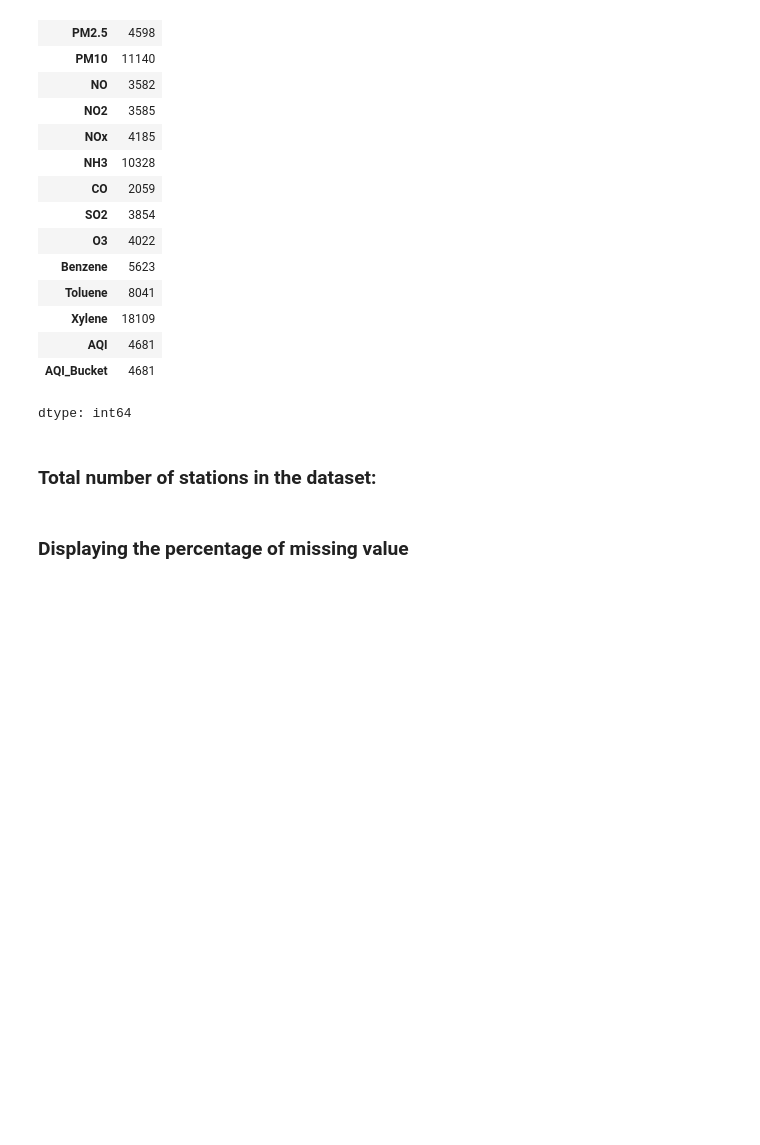
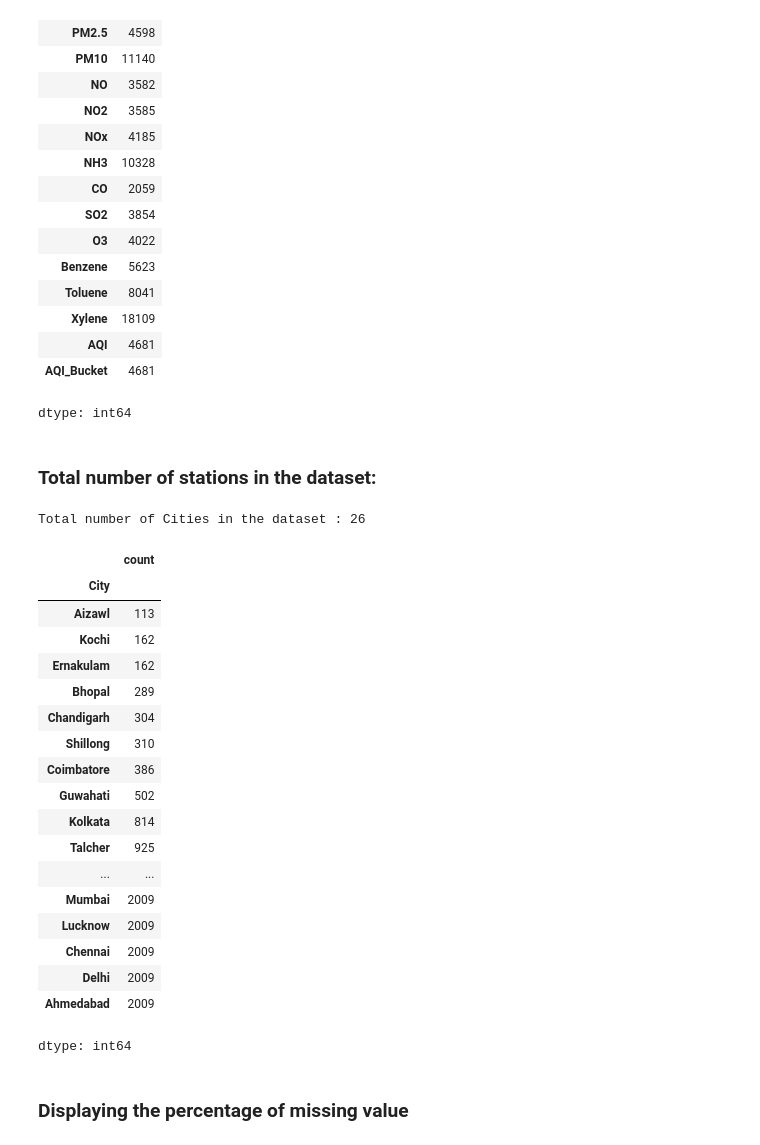
Before and after one commit to suryautharakumar/CMP7005_Programming_for_Data_Analysis, a Jupyter notebook: Week5_workshop4__Pandas_Part2.ipynb, the cells around one changed output. Cells and saved outputs as stored; diff of their text form; code cells hidden in the pictures; blank space fills up the shorter version.

```diff
--- a/Week5_workshop4__Pandas_Part2.ipynb
+++ b/Week5_workshop4__Pandas_Part2.ipynb
@@ -243,9 +244,30 @@ dtype: int64
 # %% [markdown]
 ### **Total number of stations in the dataset:**
 # %%
-stations = df1['station'].value_counts()
-print(f'Total number of stations in the dataset : {len(stations)}')
-stations
+City = df['City'].value_counts(ascending=True)
+print(f'Total number of Cities in the dataset : {len(City)}')
+City
+# %% [output]
+Total number of Cities in the dataset : 26
+|  | count |
+| City |  |
+| Aizawl | 113 |
+| Kochi | 162 |
+| Ernakulam | 162 |
+| Bhopal | 289 |
+| Chandigarh | 304 |
+| Shillong | 310 |
+| Coimbatore | 386 |
+| Guwahati | 502 |
+| Kolkata | 814 |
+| Talcher | 925 |
+| ... | ... |
+| Mumbai | 2009 |
+| Lucknow | 2009 |
+| Chennai | 2009 |
+| Delhi | 2009 |
+| Ahmedabad | 2009 |
+dtype: int64
 # %% [markdown]
 ### **Displaying the percentage of missing value**
 # %%
```
Also changed, not shown: parts of 6 cells of this notebook.
